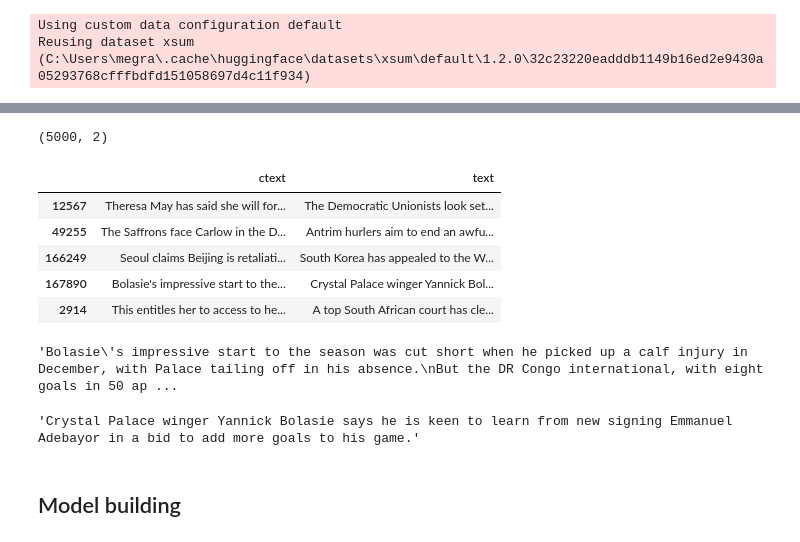
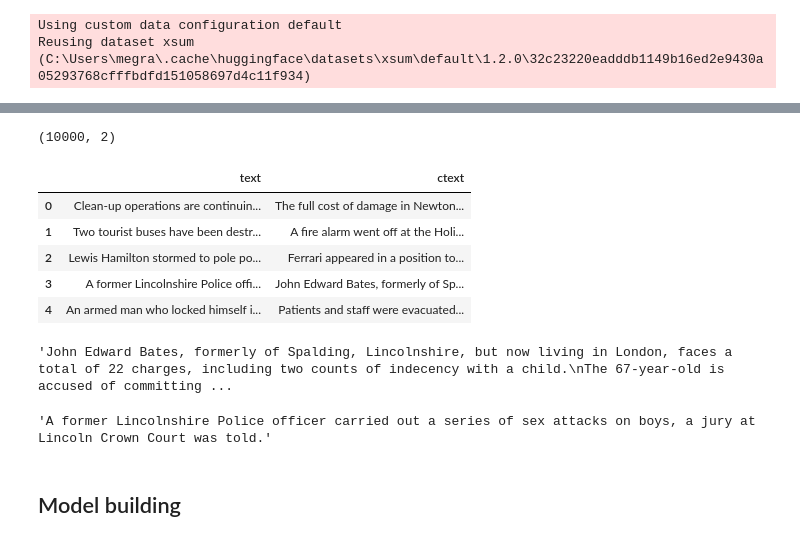
Before and after one commit to lethologicoding/text_summarization, a Jupyter notebook: models/Text_Summarization_Fine_Tuning_with_T5.ipynb, the cells around one changed output, grey strips where cells are left out. Saved outputs shown, nothing was run; the diff lists cells and outputs as text; code cells hidden in the pictures.

```diff
--- a/models/Text_Summarization_Fine_Tuning_with_T5.ipynb
+++ b/models/Text_Summarization_Fine_Tuning_with_T5.ipynb
@@ -32,26 +41,26 @@ Reusing dataset xsum (C:\Users\megra\.cache\huggingface\datasets\xsum\default\1.
 # %%
 # shortening data down for faster tutorial training
-df = df.iloc[:, :2].copy()
-df = df.sample(n=5000, random_state=1)
+df = df.iloc[:10000, :2].copy()
 df.columns = ['ctext', 'text']
+df = df[['text', 'ctext']].copy()
 print(df.shape)
 df.head()
 # %% [output]
-(5000, 2)
+(10000, 2)
-|  | ctext | text |
-| 12567 | Theresa May has said she will for... | The Democratic Unionists look set... |
-| 49255 | The Saffrons face Carlow in the D... | Antrim hurlers aim to end an awfu... |
-| 166249 | Seoul claims Beijing is retaliati... | South Korea has appealed to the W... |
-| 167890 | Bolasie's impressive start to the... | Crystal Palace winger Yannick Bol... |
-| 2914 | This entitles her to access to he... | A top South African court has cle... |
+|  | text | ctext |
+| 0 | Clean-up operations are continuin... | The full cost of damage in Newton... |
+| 1 | Two tourist buses have been destr... | A fire alarm went off at the Holi... |
+| 2 | Lewis Hamilton stormed to pole po... | Ferrari appeared in a position to... |
+| 3 | A former Lincolnshire Police offi... | John Edward Bates, formerly of Sp... |
+| 4 | An armed man who locked himself i... | Patients and staff were evacuated... |
 # %%
 df['ctext'].values[3]
 # %% [output]
-'Bolasie\'s impressive start to the season was cut short when he picked up a calf injury in December, with Palace tailing off in his absence.\nBut the DR Congo international, with eight goals in 50 ap ...
+'John Edward Bates, formerly of Spalding, Lincolnshire, but now living in London, faces a total of 22 charges, including two counts of indecency with a child.\nThe 67-year-old is accused of committing ...
 # %%
 df['text'].values[3]
 # %% [output]
-'Crystal Palace winger Yannick Bolasie says he is keen to learn from new signing Emmanuel Adebayor in a bid to add more goals to his game.'
+'A former Lincolnshire Police officer carried out a series of sex attacks on boys, a jury at Lincoln Crown Court was told.'
 # %% [markdown]
 ## Model building
 # %%
```
Also changed, not shown: parts of 7 cells of this notebook.
